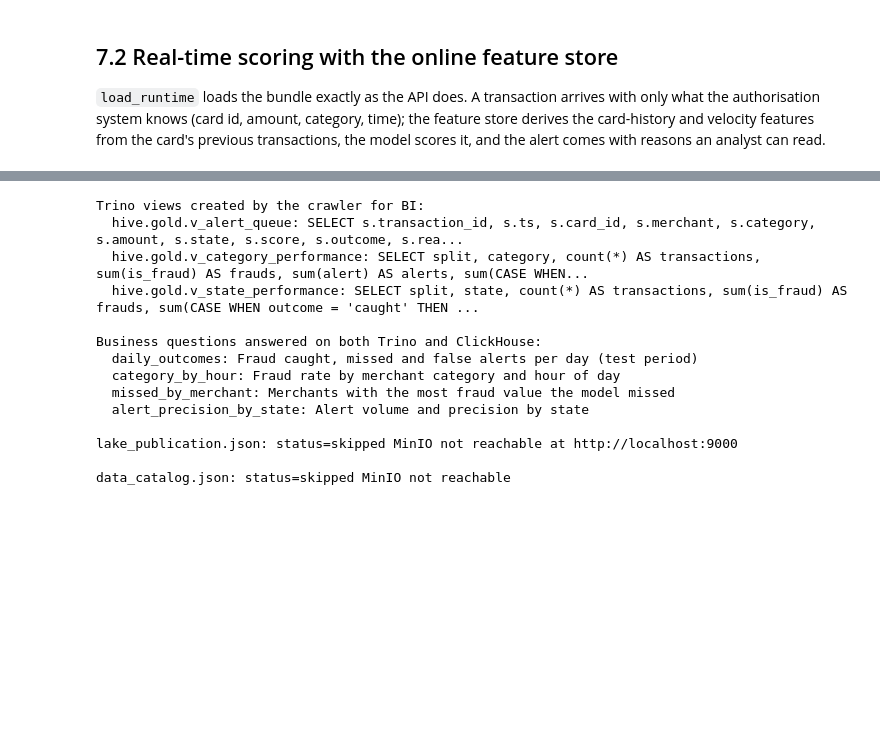
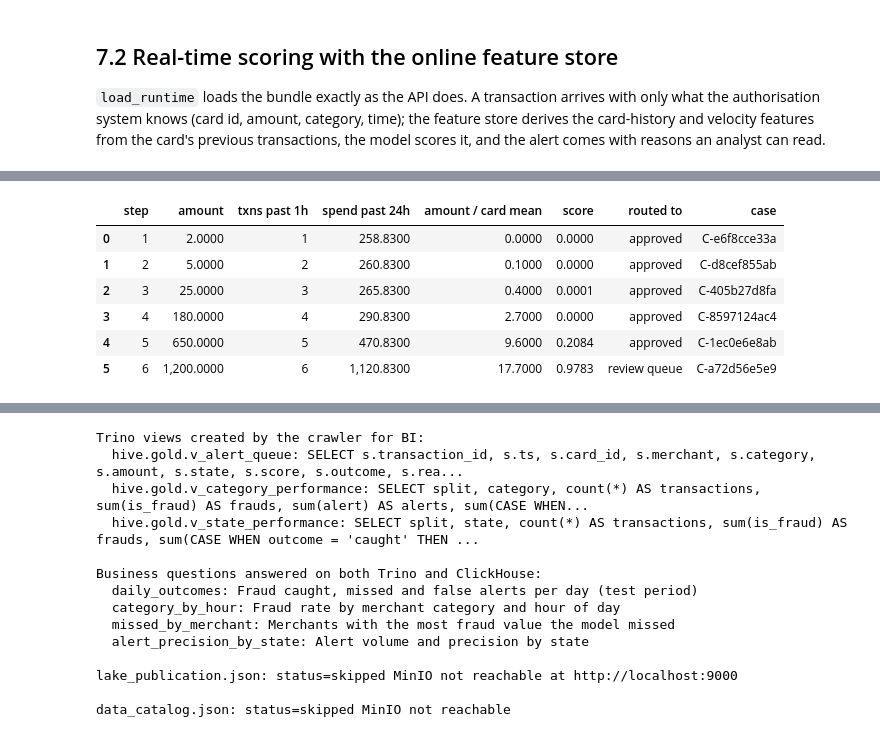
Before and after one commit to anasua2905/fraudlens-or-credit-card-fraud-detection, a Jupyter notebook: notebooks/07_deployment_visualisation.ipynb, the cells around one changed output, grey strips where cells are left out. Saved outputs shown, nothing was run; the diff lists cells and outputs as text; code cells hidden in the pictures; blank space fills up the shorter version.

```diff
--- a/notebooks/07_deployment_visualisation.ipynb
+++ b/notebooks/07_deployment_visualisation.ipynb
@@ -107,20 +111,21 @@ called in-process with FastAPI's test client, which runs exactly the same code a
 # %%
 import importlib, tempfile
 os.environ["FRAUDLENS_MODEL_DIR"] = str(bundle)
-os.environ["FRAUDLENS_FEEDBACK_FILE"] = str(Path(tempfile.mkdtemp()) / "feedback.csv")
+tmp = Path(tempfile.mkdtemp())
+os.environ["FRAUDLENS_FEEDBACK_FILE"] = str(tmp / "feedback.csv")
+os.environ["FRAUDLENS_CASE_DB"] = str(tmp / "cases.db")
+os.environ["FRAUDLENS_API_KEYS"] = "scorer:demo-scorer-key,analyst:demo-analyst-key"
+S, A = {"X-API-Key": "demo-scorer-key"}, {"X-API-Key": "demo-analyst-key"}
 from fastapi.testclient import TestClient
 import fraudlens.api as api
 api = importlib.reload(api)
 client = TestClient(api.app)
 
 print("GET /health ->", client.get("/health").json())
-r = client.post("/score", json=txn, params={"update_state": False}).json()
-print("POST /score ->", json.dumps({k: r[k] for k in ("score", "alert", "threshold", "model", "reasons")}, indent=1))
-batch = client.post("/score/batch", json=[txn, {**txn, "amount": 8.0}], params={"update_state": False}).json()
+print("POST /score without a key ->", client.post("/score", json=txn).status_code, "(401: access control)")
+r = client.post("/score", json=txn, params={"update_state": False}, headers=S).json()
+print("POST /score ->", json.dumps({k: r[k] for k in ("score", "alert", "threshold", "model", "reasons", "case_id", "routed_to")}, indent=1))
+batch = client.post("/score/batch", json=[txn, {**txn, "amount": 8.0}], params={"update_state": False}, headers=S).json()
 print("POST /score/batch ->", [(b["amount"], b["score"], b["alert"]) for b in batch])
-print("POST /feedback ->", client.post("/feedback", json={"transaction_id": "demo-1", "label": "fraud", "was_alert": True,
-                                                          "score": r["score"], "analyst": "notebook"}).json())
-print("POST /score with amount=-1 ->", client.post("/score", json={**txn, "amount": -1}).status_code, "(rejected by validation)")
-metrics = client.get("/metrics").text
-print("\n".join(l for l in metrics.splitlines() if l.startswith(("fraudlens_transactions_scored_total", "fraudlens_alerts_total", "fraudlens_feedback_total"))))
+print("POST /score with amount=-1 ->", client.post("/score", json={**txn, "amount": -1}, headers=S).status_code, "(rejected by validation)")
 # %% [output]
@@ -147,0 +163,21 @@ fraudlens_feedback_total{label="fraud",was_alert="true"} 1.0
+# %%
+card = txn["card_id"]
+t0 = pd.Timestamp(txn["ts"])
+rows = []
+for i, amt in enumerate([2.0, 5.0, 25.0, 180.0, 650.0, 1200.0]):
+    t = {**txn, "amount": amt, "ts": (t0 + pd.Timedelta(minutes=3 * i)).isoformat(), "transaction_id": f"burst-{i + 1}",
+         "category": "shopping_net" if i > 2 else "misc_net", "merchant": "Burst Merchant"}
+    out = client.post("/score", json=t, params={"include_features": True}, headers=S).json()
+    f = out["features"]
+    rows.append({"step": i + 1, "amount": amt, "txns past 1h": f["txn_count_1h"], "spend past 24h": f["amt_sum_24h"],
+                 "amount / card mean": round(f["amt_to_card_mean"] or 0, 1), "score": out["score"],
+                 "routed to": out["routed_to"], "case": out["case_id"]})
+pd.DataFrame(rows)
+# %% [output]
+|  | step | amount | txns past 1h | spend past 24h | amount / card mean | score | routed to | case |
+| 0 | 1 | 2.0000 | 1 | 258.8300 | 0.0000 | 0.0000 | approved | C-e6f8cce33a |
+| 1 | 2 | 5.0000 | 2 | 260.8300 | 0.1000 | 0.0000 | approved | C-d8cef855ab |
+| 2 | 3 | 25.0000 | 3 | 265.8300 | 0.4000 | 0.0001 | approved | C-405b27d8fa |
+| 3 | 4 | 180.0000 | 4 | 290.8300 | 2.7000 | 0.0000 | approved | C-8597124ac4 |
+| 4 | 5 | 650.0000 | 5 | 470.8300 | 9.6000 | 0.2084 | approved | C-1ec0e6e8ab |
+| 5 | 6 | 1,200.0000 | 6 | 1,120.8300 | 17.7000 | 0.9783 | review queue | C-a72d56e5e9 |
```
Also changed, not shown: parts of 10 cells of this notebook, 47 other files.
